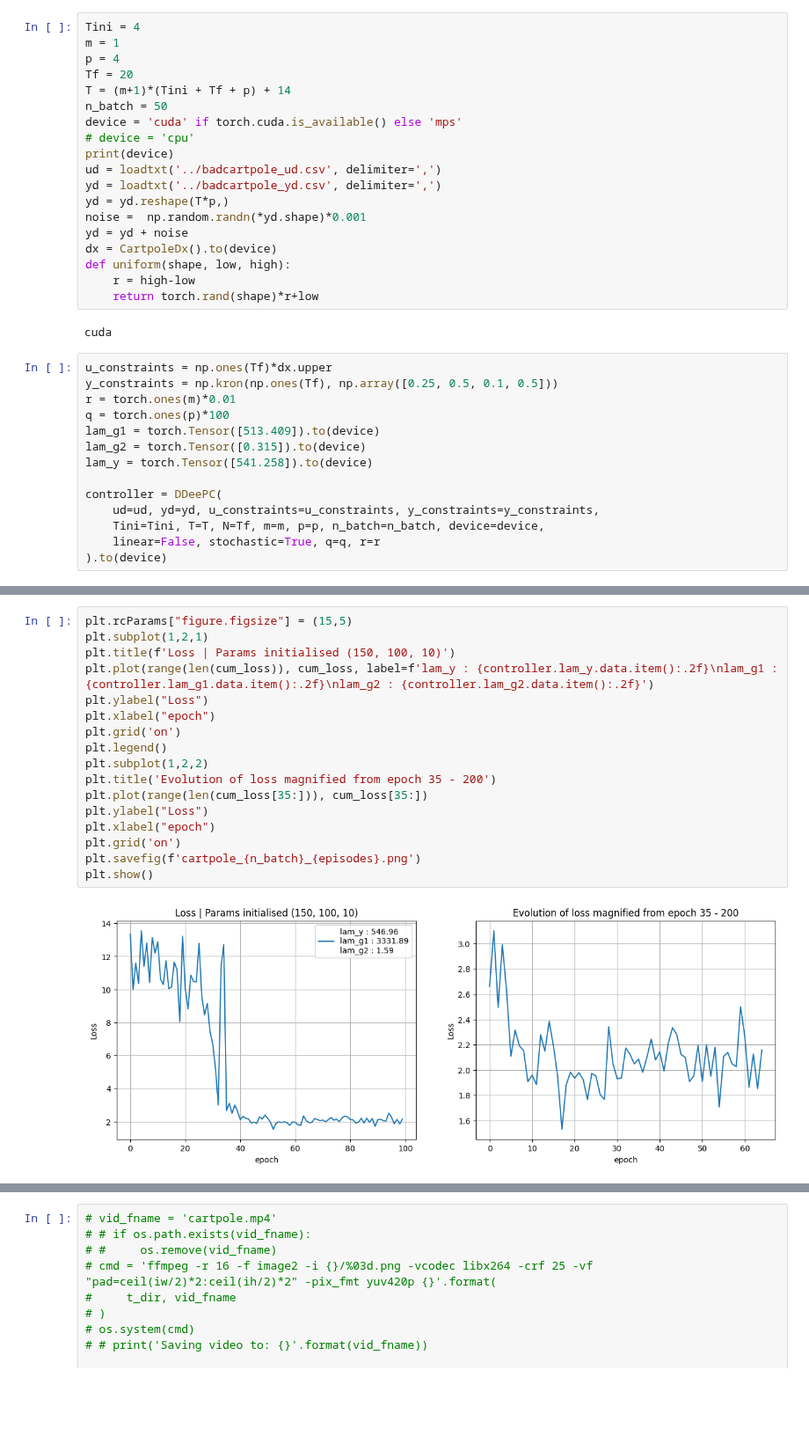
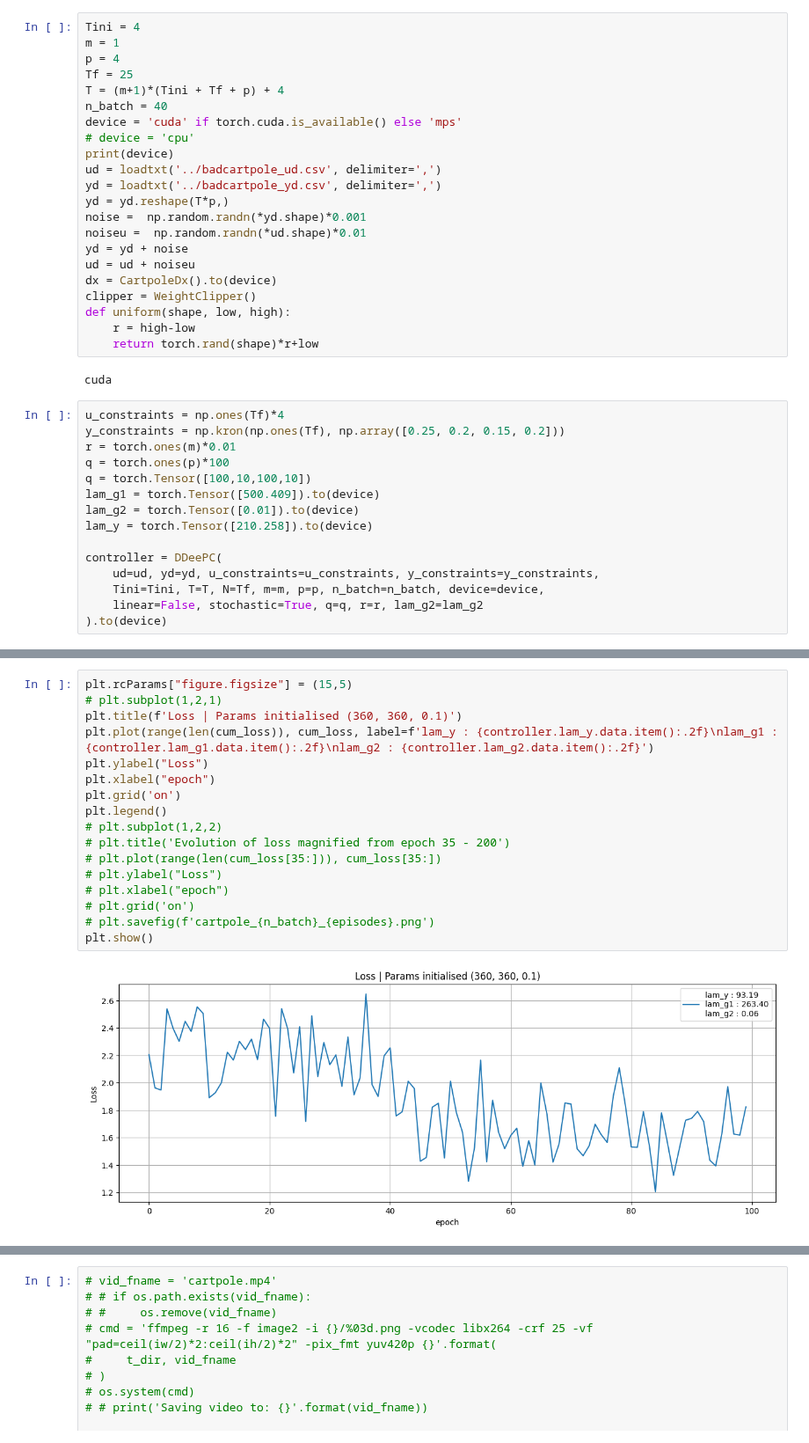
Before and after one commit to michael-cummins/DeePC-HUNT, a Jupyter notebook: src/cartpole_ddeepc.ipynb, the cells around one changed output, grey strips where cells are left out. Shown at 88% size. Drawn from its saved outputs; the diff is of its cells as text; blank space fills up the shorter version.

```diff
--- a/src/cartpole_ddeepc.ipynb
+++ b/src/cartpole_ddeepc.ipynb
@@ -48,9 +31,9 @@ clipper = WeightClipper()
 Tini = 4
 m = 1
 p = 4
-Tf = 20
-T = (m+1)*(Tini + Tf + p) + 14
-n_batch = 50
+Tf = 25
+T = (m+1)*(Tini + Tf + p) + 4
+n_batch = 40
 device = 'cuda' if torch.cuda.is_available() else 'mps'
 # device = 'cpu'
 print(device)
@@ -58,26 +41,30 @@ ud = loadtxt('../badcartpole_ud.csv', delimiter=',')
 yd = loadtxt('../badcartpole_yd.csv', delimiter=',')
 yd = yd.reshape(T*p,)
 noise =  np.random.randn(*yd.shape)*0.001
+noiseu =  np.random.randn(*ud.shape)*0.01
 yd = yd + noise
+ud = ud + noiseu
 dx = CartpoleDx().to(device)
+clipper = WeightClipper()
 def uniform(shape, low, high):
     r = high-low
     return torch.rand(shape)*r+low
 # %% [output]
 cuda
 # %%
-u_constraints = np.ones(Tf)*dx.upper
-y_constraints = np.kron(np.ones(Tf), np.array([0.25, 0.5, 0.1, 0.5]))
+u_constraints = np.ones(Tf)*4
+y_constraints = np.kron(np.ones(Tf), np.array([0.25, 0.2, 0.15, 0.2]))
 r = torch.ones(m)*0.01
 q = torch.ones(p)*100
-lam_g1 = torch.Tensor([513.409]).to(device)
-lam_g2 = torch.Tensor([0.315]).to(device)
-lam_y = torch.Tensor([541.258]).to(device)
+q = torch.Tensor([100,10,100,10])
+lam_g1 = torch.Tensor([500.409]).to(device)
+lam_g2 = torch.Tensor([0.01]).to(device)
+lam_y = torch.Tensor([210.258]).to(device)
 
 controller = DDeePC(
     ud=ud, yd=yd, u_constraints=u_constraints, y_constraints=y_constraints,
     Tini=Tini, T=T, N=Tf, m=m, p=p, n_batch=n_batch, device=device,
-    linear=False, stochastic=True, q=q, r=r
+    linear=False, stochastic=True, q=q, r=r, lam_g2=lam_g2
 ).to(device)
 # %%
 for param in controller.parameters():
@@ -141,22 +133,22 @@ Error:
 # %%
 plt.rcParams["figure.figsize"] = (15,5)
-plt.subplot(1,2,1)
-plt.title(f'Loss | Params initialised (150, 100, 10)')
+# plt.subplot(1,2,1)
+plt.title(f'Loss | Params initialised (360, 360, 0.1)')
 plt.plot(range(len(cum_loss)), cum_loss, label=f'lam_y : {controller.lam_y.data.item():.2f}\nlam_g1 : {controller.lam_g1.data.item():.2f}\nlam_g2 : {controller.lam_g2.data.item():.2f}')
 plt.ylabel("Loss")
 plt.xlabel("epoch")
 plt.grid('on')
 plt.legend()
-plt.subplot(1,2,2)
-plt.title('Evolution of loss magnified from epoch 35 - 200')
-plt.plot(range(len(cum_loss[35:])), cum_loss[35:])
-plt.ylabel("Loss")
-plt.xlabel("epoch")
-plt.grid('on')
-plt.savefig(f'cartpole_{n_batch}_{episodes}.png')
+# plt.subplot(1,2,2)
+# plt.title('Evolution of loss magnified from epoch 35 - 200')
+# plt.plot(range(len(cum_loss[35:])), cum_loss[35:])
+# plt.ylabel("Loss")
+# plt.xlabel("epoch")
+# plt.grid('on')
+# plt.savefig(f'cartpole_{n_batch}_{episodes}.png')
 plt.show()
 # %% [output]
-[figure, old version]
+[figure, new version]
 # %%
 for param in controller.parameters():
     print(param)
```
Also changed, not shown: parts of 5 cells of this notebook, 8 other files.
